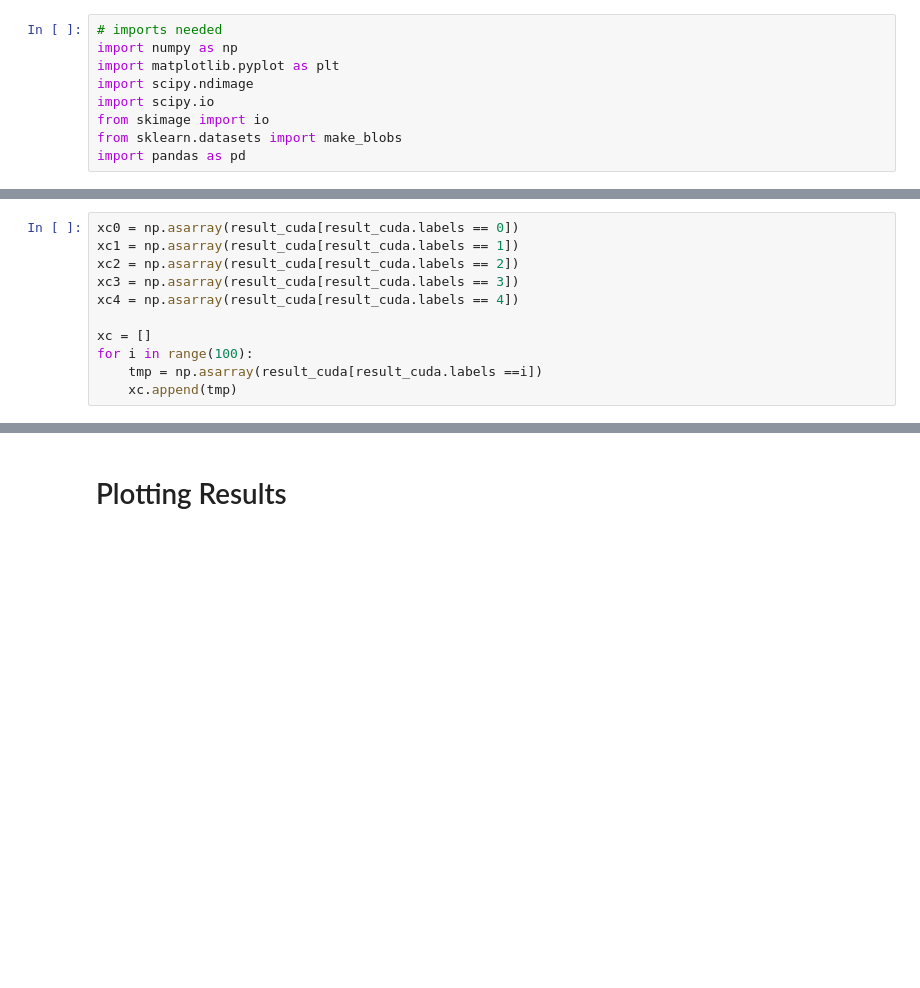
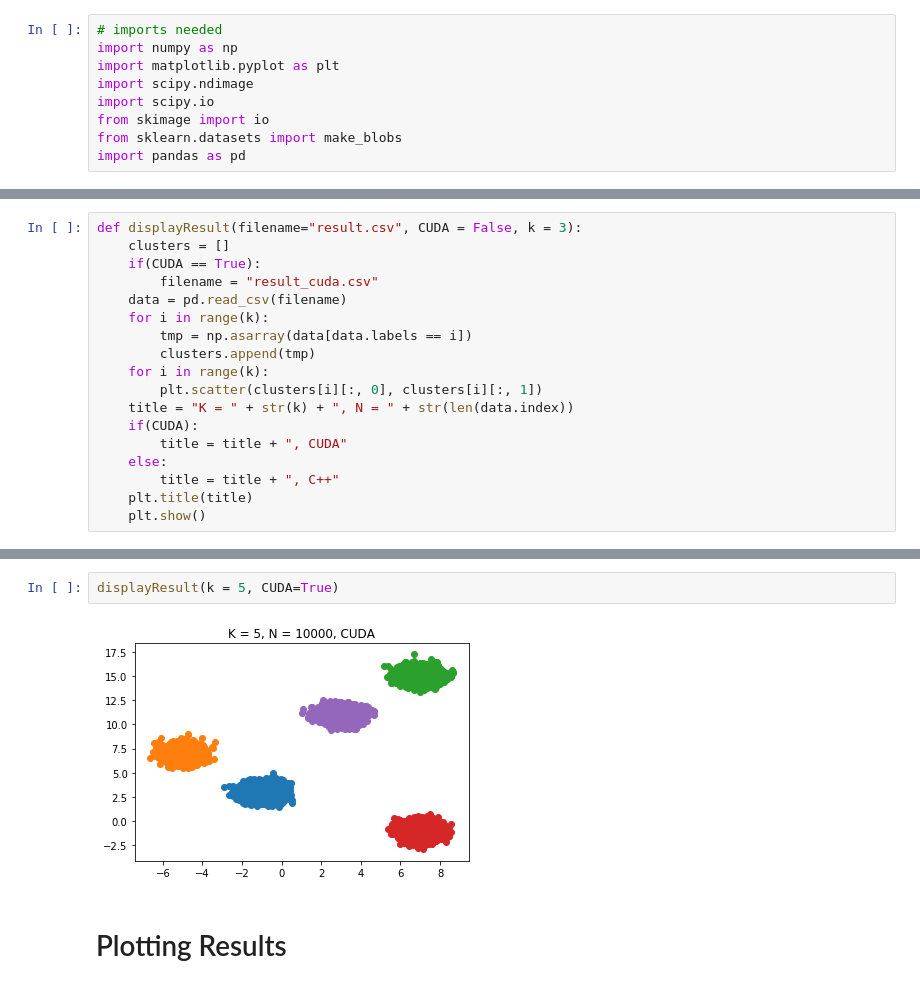
Before and after one commit to utsha-kh/CUDA-clustering, a Jupyter notebook: Visualizations.ipynb, the cells around one changed output, grey strips where cells are left out. Saved outputs shown, nothing was run; the diff lists cells and outputs as text; blank space fills up the shorter version.

```diff
--- a/Visualizations.ipynb
+++ b/Visualizations.ipynb
@@ -109,11 +13,0 @@ result_cuda = pd.read_csv("result_cuda.csv")
-# %%
-xc0 = np.asarray(result_cuda[result_cuda.labels == 0])
-xc1 = np.asarray(result_cuda[result_cuda.labels == 1])
-xc2 = np.asarray(result_cuda[result_cuda.labels == 2])
-xc3 = np.asarray(result_cuda[result_cuda.labels == 3])
-xc4 = np.asarray(result_cuda[result_cuda.labels == 4])
-
-xc = []
-for i in range(100):
-    tmp = np.asarray(result_cuda[result_cuda.labels ==i])
-    xc.append(tmp)
@@ -130,0 +32,18 @@ plt.show()
+# %%
+def displayResult(filename="result.csv", CUDA = False, k = 3):
+    clusters = []
+    if(CUDA == True):
+        filename = "result_cuda.csv"
+    data = pd.read_csv(filename)
+    for i in range(k):
+        tmp = np.asarray(data[data.labels == i])
+        clusters.append(tmp)
+    for i in range(k):
+        plt.scatter(clusters[i][:, 0], clusters[i][:, 1])
+    title = "K = " + str(k) + ", N = " + str(len(data.index))
+    if(CUDA):
+        title = title + ", CUDA"
+    else:
+        title = title + ", C++"
+    plt.title(title)
+    plt.show()
@@ -131,3 +57,7 @@ plt.show()
+# %%
+displayResult(k = 5, CUDA=True)
+# %% [output]
+[figure, added]
 # %% [markdown]
 # Plotting Results
 # %%
```
Also changed, not shown: parts of 41 cells of this notebook, 2 other files.
